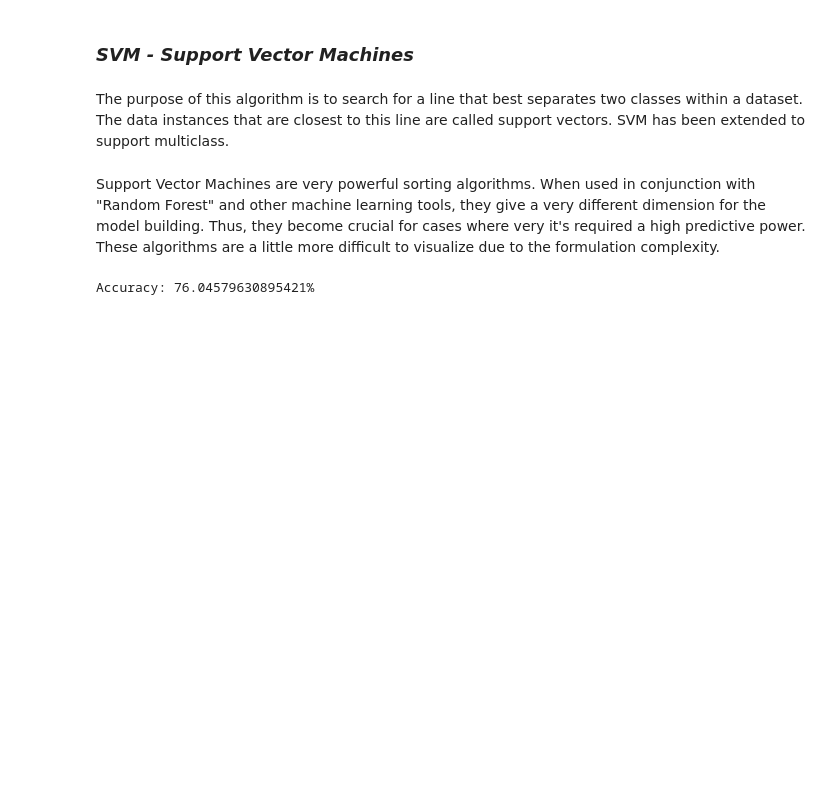
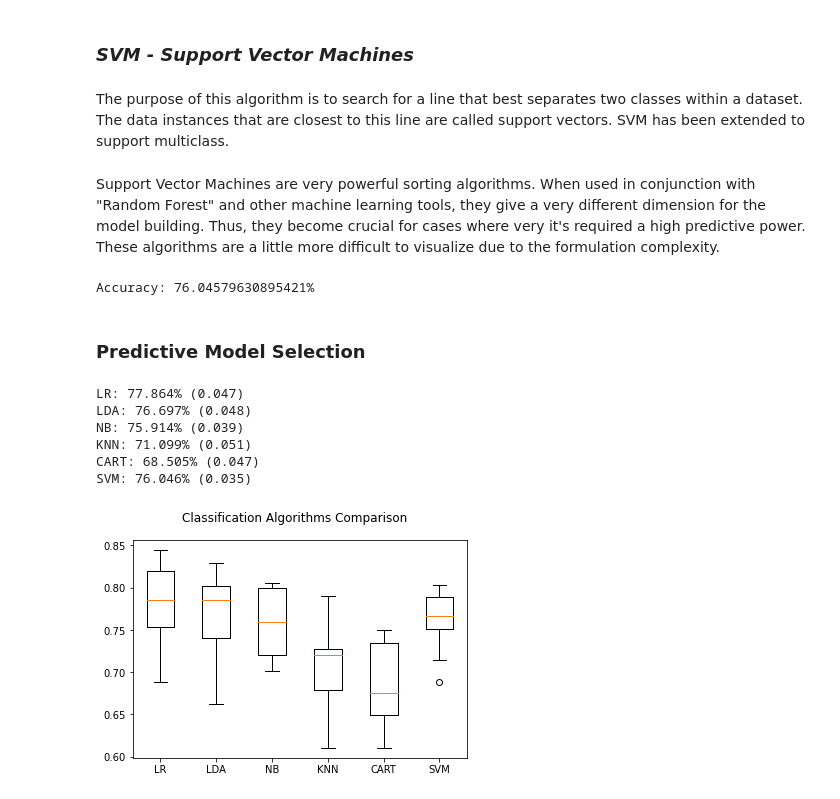
Before and after one commit to cfascina/rtaps, a Jupyter notebook: modules/04-machine-learning-in-python/02-machine-learning-process-01.ipynb, the cells around one changed output. Saved outputs shown, nothing was run; the diff lists cells and outputs as text; code cells hidden in the pictures; blank space fills up the shorter version.

Commit message:
Predictive Model Selection

```diff
--- a/modules/04-machine-learning-in-python/02-machine-learning-process-01.ipynb
+++ b/modules/04-machine-learning-in-python/02-machine-learning-process-01.ipynb
@@ -1032,3 +1032,65 @@ result = cross_val_score(model, x, y, cv = kfold)
 print(f"Accuracy: {result.mean() * 100}%")
 # %% [output]
 Accuracy: 76.04579630895421%
+# %% [markdown]
+### Predictive Model Selection
+# %%
+from pandas import read_csv
+from sklearn.model_selection import KFold
+from sklearn.model_selection import cross_val_score
+from sklearn.linear_model import LogisticRegression
+from sklearn.tree import DecisionTreeClassifier
+from sklearn.neighbors import KNeighborsClassifier
+from sklearn.discriminant_analysis import LinearDiscriminantAnalysis
+from sklearn.naive_bayes import GaussianNB
+from sklearn.svm import SVC
+import matplotlib.pyplot as plt
+import warnings
+
+warnings.filterwarnings("ignore")
+
+file = 'aux/datasets/diabetes.csv'
+columns = ['preg', 'plas', 'pres', 'skin', 'test', 'mass', 'pedi', 'age', 'class']
+data = read_csv(file, names = columns)
+
+x = data.values[:, 0:8]
+y = data.values[:, 8]
+
+folds = 10
+seed = 7
+
+models = []
+models.append(('LR', LogisticRegression()))
+models.append(('LDA', LinearDiscriminantAnalysis()))
+models.append(('NB', GaussianNB()))
+models.append(('KNN', KNeighborsClassifier()))
+models.append(('CART', DecisionTreeClassifier()))
+models.append(('SVM', SVC()))
+
+model_results = []
+model_names = []
+
+for name, model in models:
+    kfold = KFold(folds, True, random_state = seed)
+    result = cross_val_score(model, x, y, cv = kfold, scoring = 'accuracy')
+
+    model_results.append(result)
+    model_names.append(name)
+
+    print(f"{name}: {round(result.mean() * 100, 3)}% ({round(result.std(), 3)})")
+
+fig = plt.figure()
+fig.suptitle('Classification Algorithms Comparison')
+ax = fig.add_subplot(111)
+plt.boxplot(model_results)
+ax.set_xticklabels(model_names)
+
+plt.show()
+# %% [output]
+LR: 77.864% (0.047)
+LDA: 76.697% (0.048)
+NB: 75.914% (0.039)
+KNN: 71.099% (0.051)
+CART: 68.505% (0.047)
+SVM: 76.046% (0.035)
+[figure, added]
```
